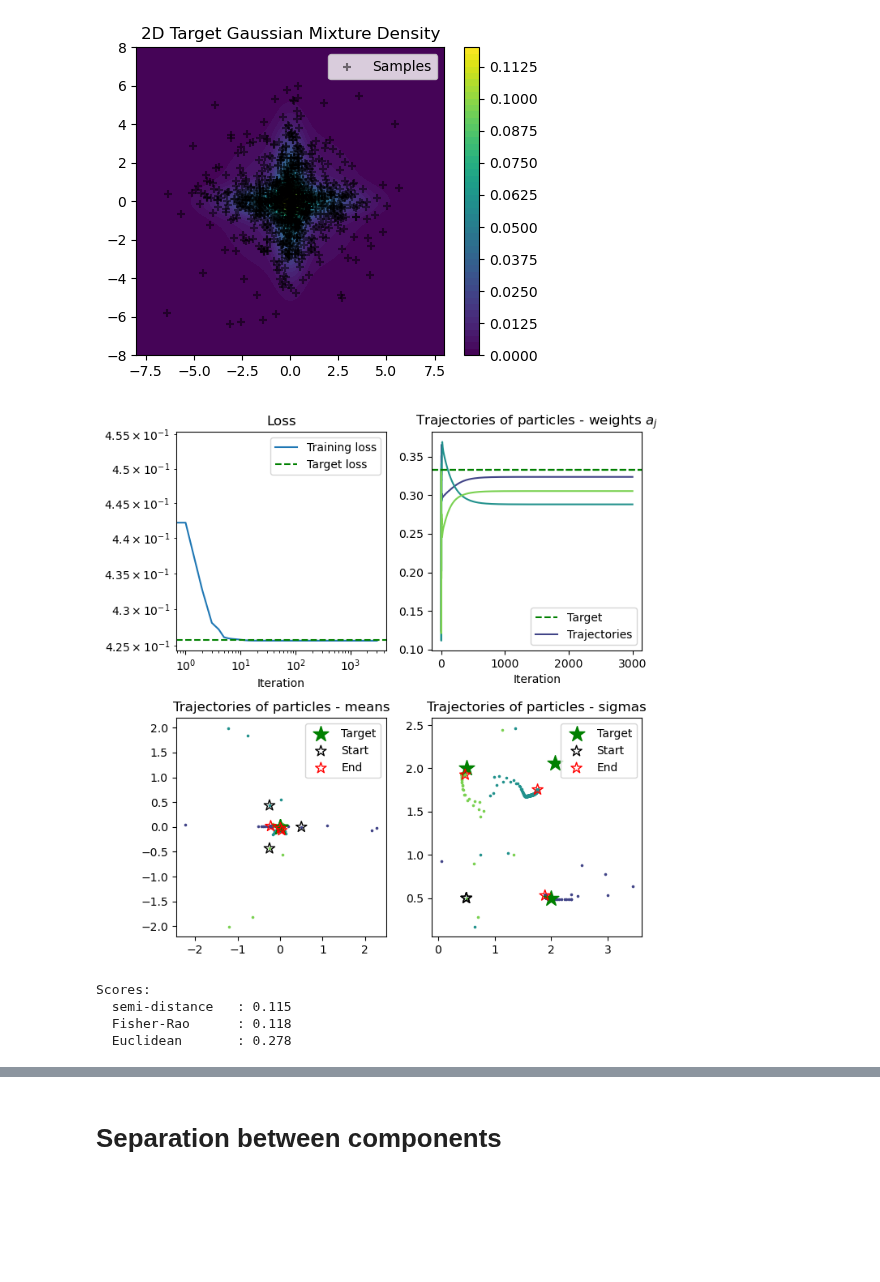
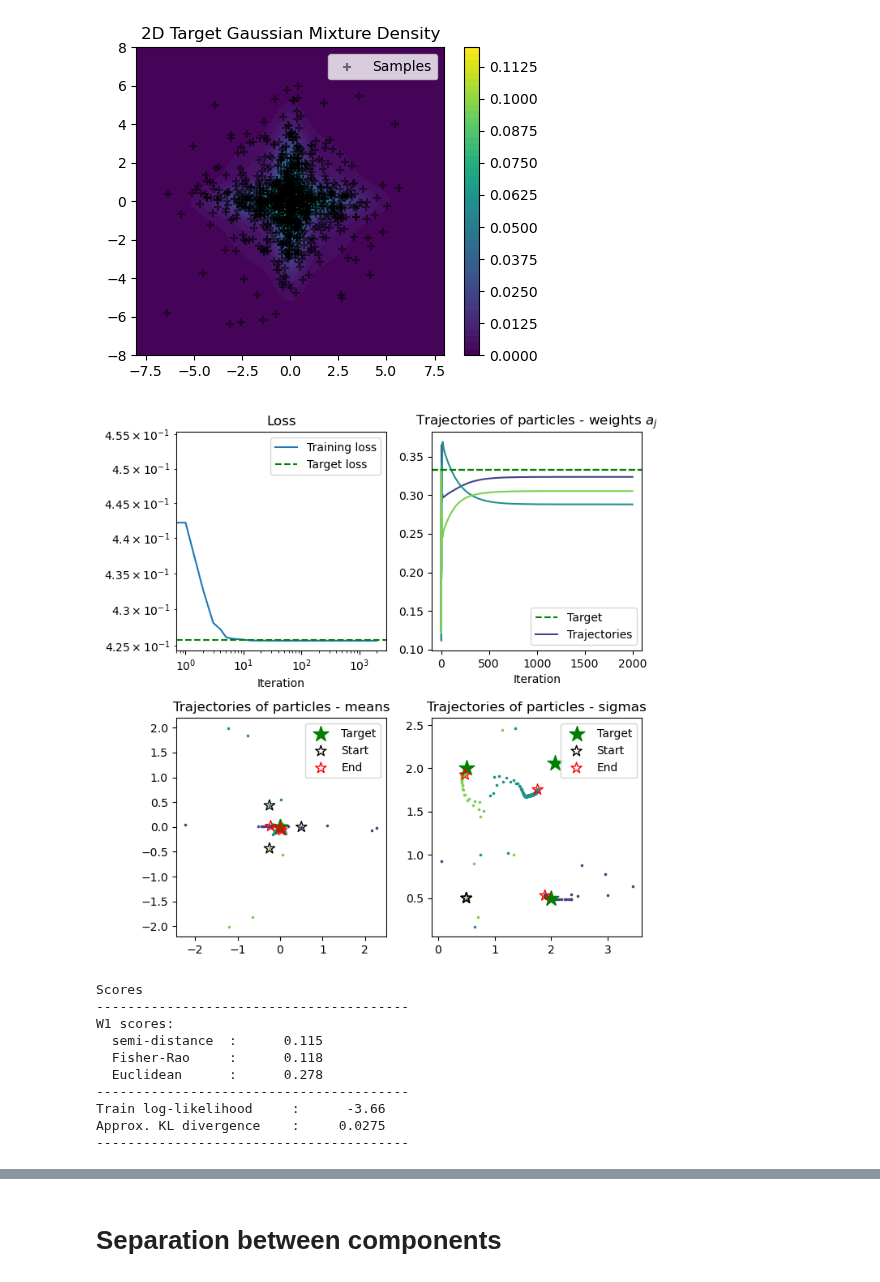
Before and after one commit to giardr/blasso_gmm_cpgd, a Jupyter notebook: cpgd_experiments.ipynb, the cells around one changed output, grey strips where cells are left out. Cells and saved outputs as stored; diff of their text form; code cells hidden in the pictures; blank space fills up the shorter version.

```diff
--- a/cpgd_experiments.ipynb
+++ b/cpgd_experiments.ipynb
@@ -380,33 +483,32 @@ weights_init = torch.tensor([1 / 3, 1 / 3, 1 / 3])
 # %%
 iter_loss, iter_particles = adagrad_conic_optim(
     model=model,
     positions_init=positions_init,
     weights_init=weights_init,
-    n_iter=3000,
+    n_iter=2000,
     eta=1.0,
-    store_historic=True,
+    store_history=True,
 )
 
 plot_all_2d(iter_loss, iter_particles, loss_target, means_target, sigmas_target, weights_target)
 # %% [output]
-[figure, old version]
+[figure, new version]
 # %%
-scores = {
-    dist: compute_W1_score(
-            positions_target,
-            weights_target,
-            iter_particles[-1, :, :-1],
-            iter_particles[-1, :, -1],
-            distance=dist,
-        )
-        for dist in ["semi-distance", "Fisher-Rao", "Euclidean"]
-    }
-
-print("Scores:")
-for dist, score in scores.items():
-    print(f"  {dist:<15} : {score:.3g}")
+print_scores_W1_KL_likelihood(positions_target,
+                                  weights_target,
+                                  iter_particles[-1, :, :-1],
+                                  iter_particles[-1, :, -1],
+                                  samples,
+                                  n_samples_KL=10000,
+                                  seed_KL=54321)
 # %% [output]
-Scores:
-  semi-distance   : 0.115
-  Fisher-Rao      : 0.118
-  Euclidean       : 0.278
+Scores
+----------------------------------------
+W1 scores:
+  semi-distance  :      0.115
+  Fisher-Rao     :      0.118
+  Euclidean      :      0.278
+----------------------------------------
+Train log-likelihood     :      -3.66
+Approx. KL divergence    :     0.0275
+----------------------------------------
```
Also changed, not shown: parts of 10 cells of this notebook, 1 other file.
